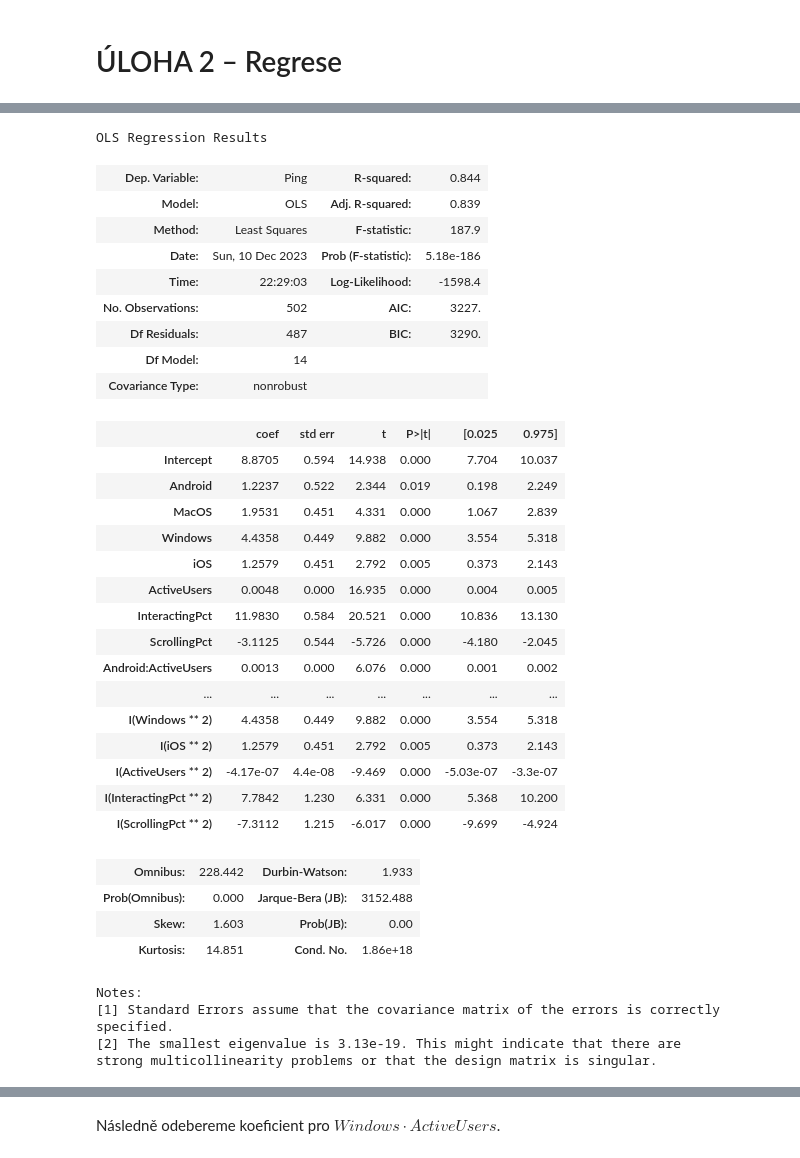
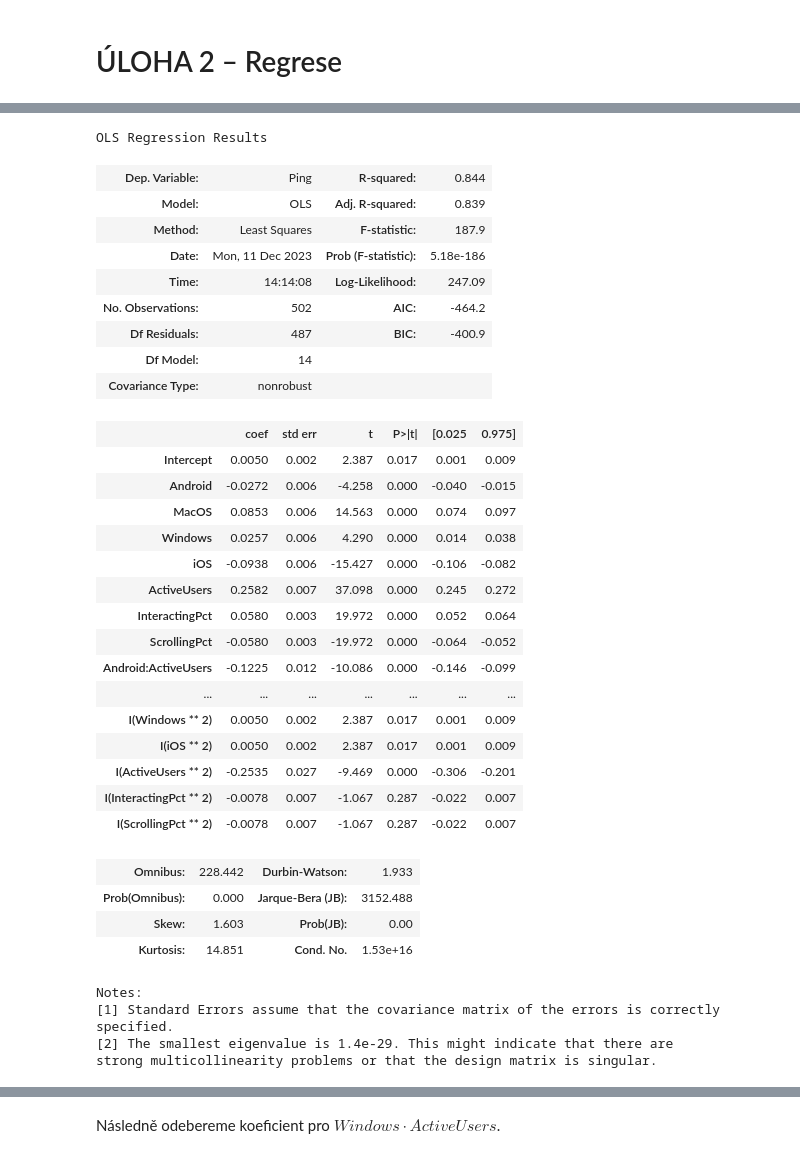
Before and after one commit to xmihol00/MSP, a Jupyter notebook: proj2/proj2.ipynb, the cells around one changed output, grey strips where cells are left out. Saved outputs shown, nothing was run; the diff lists cells and outputs as text; code cells hidden in the pictures.

```diff
--- a/proj2/proj2.ipynb
+++ b/proj2/proj2.ipynb
@@ -223,5 +224,14 @@ Dále budeme muset při regresi zakódovat hodnoty nečíselné proměnné $OSTy
 # %%
+# one hot encoding
 df2_one_hot = pd.get_dummies(df2["OSType"]).join(df2.drop("OSType", axis=1))
+
+# standardization to <-1, 1>
+df2_one_hot = df2_one_hot.astype(float)
+mins = df2_one_hot.min(axis=0)
+maxes = df2_one_hot.max(axis=0)
+df2_one_hot = (df2_one_hot - mins) / (maxes - mins) * 2 - 1
+
+# rename columns
 df2_one_hot.rename(columns={"Ping [ms]": "Ping"}, inplace=True)
 df2_one_hot
 # %% [output]
@@ -241,51 +251,51 @@ df2_one_hot
 # %%
 model = smf.ols(
     formula="Ping ~ Android + MacOS + Windows + iOS + ActiveUsers + InteractingPct + ScrollingPct + " +
-            "Android * ActiveUsers + Android * InteractingPct + Android * ScrollingPct + " +
-            "MacOS * ActiveUsers + MacOS * InteractingPct + MacOS * ScrollingPct + " +
-            "Windows * ActiveUsers + Windows * InteractingPct + Windows * ScrollingPct + " +
-            "iOS * ActiveUsers + iOS * InteractingPct + iOS * ScrollingPct + " +
-            "ActiveUsers * InteractingPct + ActiveUsers * ScrollingPct + " +
-            "InteractingPct * ScrollingPct + " +
+            "Android : ActiveUsers + Android : InteractingPct + Android : ScrollingPct + " +
+            "MacOS : ActiveUsers + MacOS : InteractingPct + MacOS : ScrollingPct + " +
+            "Windows : ActiveUsers + Windows : InteractingPct + Windows : ScrollingPct + " +
+            "iOS : ActiveUsers + iOS : InteractingPct + iOS : ScrollingPct + " +
+            "ActiveUsers : InteractingPct + ActiveUsers : ScrollingPct + " +
+            "InteractingPct : ScrollingPct + " +
             "I(Android**2) + I(MacOS**2) + I(Windows**2) + I(iOS**2) + I(ActiveUsers**2) + I(InteractingPct**2) + I(ScrollingPct**2)",
     data=df2_one_hot
 )
 results = model.fit()
 results.summary()
 # %% [output]
 OLS Regression Results
 | Dep. Variable: | Ping | R-squared: | 0.844 |
 | Model: | OLS | Adj. R-squared: | 0.839 |
 | Method: | Least Squares | F-statistic: | 187.9 |
-| Date: | Sun, 10 Dec 2023 | Prob (F-statistic): | 5.18e-186 |
-| Time: | 22:29:03 | Log-Likelihood: | -1598.4 |
-| No. Observations: | 502 | AIC: | 3227. |
-| Df Residuals: | 487 | BIC: | 3290. |
+| Date: | Mon, 11 Dec 2023 | Prob (F-statistic): | 5.18e-186 |
+| Time: | 14:14:08 | Log-Likelihood: | 247.09 |
+| No. Observations: | 502 | AIC: | -464.2 |
+| Df Residuals: | 487 | BIC: | -400.9 |
 | Df Model: | 14 |  |  |
 | Covariance Type: | nonrobust |  |  |
 |  | coef | std err | t | P>|t| | [0.025 | 0.975] |
-| Intercept | 8.8705 | 0.594 | 14.938 | 0.000 | 7.704 | 10.037 |
-| Android | 1.2237 | 0.522 | 2.344 | 0.019 | 0.198 | 2.249 |
-| MacOS | 1.9531 | 0.451 | 4.331 | 0.000 | 1.067 | 2.839 |
-| Windows | 4.4358 | 0.449 | 9.882 | 0.000 | 3.554 | 5.318 |
-| iOS | 1.2579 | 0.451 | 2.792 | 0.005 | 0.373 | 2.143 |
-| ActiveUsers | 0.0048 | 0.000 | 16.935 | 0.000 | 0.004 | 0.005 |
-| InteractingPct | 11.9830 | 0.584 | 20.521 | 0.000 | 10.836 | 13.130 |
-| ScrollingPct | -3.1125 | 0.544 | -5.726 | 0.000 | -4.180 | -2.045 |
-| Android:ActiveUsers | 0.0013 | 0.000 | 6.076 | 0.000 | 0.001 | 0.002 |
+| Intercept | 0.0050 | 0.002 | 2.387 | 0.017 | 0.001 | 0.009 |
+| Android | -0.0272 | 0.006 | -4.258 | 0.000 | -0.040 | -0.015 |
+| MacOS | 0.0853 | 0.006 | 14.563 | 0.000 | 0.074 | 0.097 |
+| Windows | 0.0257 | 0.006 | 4.290 | 0.000 | 0.014 | 0.038 |
+| iOS | -0.0938 | 0.006 | -15.427 | 0.000 | -0.106 | -0.082 |
+| ActiveUsers | 0.2582 | 0.007 | 37.098 | 0.000 | 0.245 | 0.272 |
+| InteractingPct | 0.0580 | 0.003 | 19.972 | 0.000 | 0.052 | 0.064 |
+| ScrollingPct | -0.0580 | 0.003 | -19.972 | 0.000 | -0.064 | -0.052 |
+| Android:ActiveUsers | -0.1225 | 0.012 | -10.086 | 0.000 | -0.146 | -0.099 |
 | ... | ... | ... | ... | ... | ... | ... |
-| I(Windows ** 2) | 4.4358 | 0.449 | 9.882 | 0.000 | 3.554 | 5.318 |
-| I(iOS ** 2) | 1.2579 | 0.451 | 2.792 | 0.005 | 0.373 | 2.143 |
-| I(ActiveUsers ** 2) | -4.17e-07 | 4.4e-08 | -9.469 | 0.000 | -5.03e-07 | -3.3e-07 |
-| I(InteractingPct ** 2) | 7.7842 | 1.230 | 6.331 | 0.000 | 5.368 | 10.200 |
-| I(ScrollingPct ** 2) | -7.3112 | 1.215 | -6.017 | 0.000 | -9.699 | -4.924 |
+| I(Windows ** 2) | 0.0050 | 0.002 | 2.387 | 0.017 | 0.001 | 0.009 |
+| I(iOS ** 2) | 0.0050 | 0.002 | 2.387 | 0.017 | 0.001 | 0.009 |
+| I(ActiveUsers ** 2) | -0.2535 | 0.027 | -9.469 | 0.000 | -0.306 | -0.201 |
+| I(InteractingPct ** 2) | -0.0078 | 0.007 | -1.067 | 0.287 | -0.022 | 0.007 |
+| I(ScrollingPct ** 2) | -0.0078 | 0.007 | -1.067 | 0.287 | -0.022 | 0.007 |
 | Omnibus: | 228.442 | Durbin-Watson: | 1.933 |
 | Prob(Omnibus): | 0.000 | Jarque-Bera (JB): | 3152.488 |
 | Skew: | 1.603 | Prob(JB): | 0.00 |
-| Kurtosis: | 14.851 | Cond. No. | 1.86e+18 |
+| Kurtosis: | 14.851 | Cond. No. | 1.53e+16 |
 Notes:
 [1] Standard Errors assume that the covariance matrix of the errors is correctly specified.
-[2] The smallest eigenvalue is 3.13e-19. This might indicate that there are
+[2] The smallest eigenvalue is 1.4e-29. This might indicate that there are
 strong multicollinearity problems or that the design matrix is singular.
 # %% [markdown]
 ### b) Diskuze splnění předpokladů lineární regrese
```
Also changed, not shown: parts of 18 cells of this notebook.
